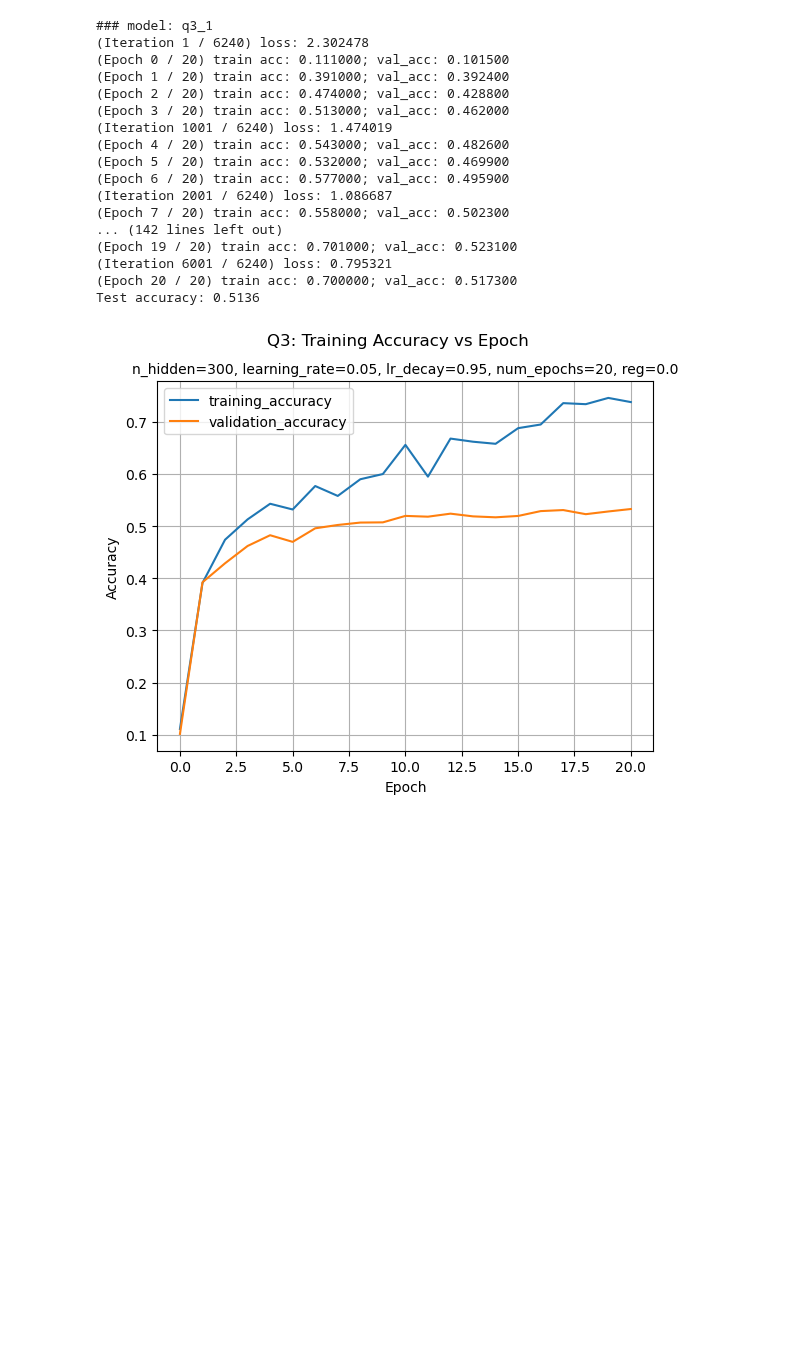
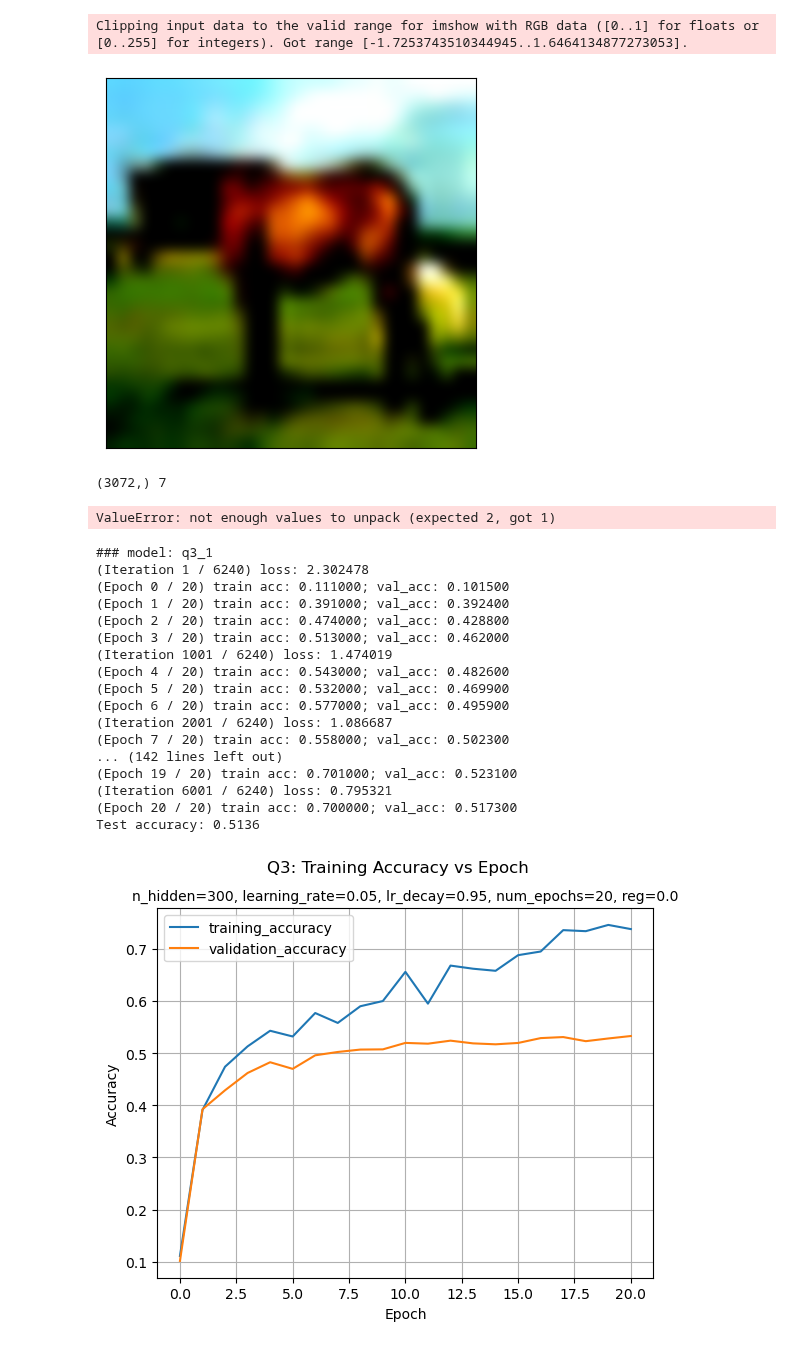
Before and after one commit to Javen-W/CSE803-Computer-Vision, a Jupyter notebook: HW4/CSE803_HW4.ipynb, the cells around one changed output. Drawn from its saved outputs; the diff is of its cells as text; code cells hidden in the pictures; blank space fills up the shorter version.

```diff
--- a/HW4/CSE803_HW4.ipynb
+++ b/HW4/CSE803_HW4.ipynb
@@ -617,6 +622,16 @@ def unpickle(file):
     with open(file, 'rb') as fo:
         dict = pickle.load(fo, encoding="latin1")
     return dict
+
+def display_img(img):
+    plt.imshow(img, cmap='gray', interpolation='bicubic')
+    plt.xticks([]), plt.yticks([]) # to hide tick values on X and Y axis
+    plt.show()
+
+def model_predict(model, X):
+    scores = model.forwards_backwards(X)
+    y_pred = np.argmax(scores, axis=1)
+    return y_pred
 
 def gradient_ascent(model, target_class, init, learning_rate=1e-3):
     """
@@ -637,6 +652,7 @@ def gradient_ascent(model, target_class, init, learning_rate=1e-3):
     # classifies it as the target class, get the gradient of loss with        #
     # respect to your input image by model.forwards_backwards(imgae, y, True) #
     ###########################################################################
+    d_input = model.forwards_backwards(image, y, True)
 
     ###########################################################################
     #                             END OF YOUR CODE                            #
@@ -650,32 +666,59 @@ def img_reshape(flat_img):
 # %%
 """
 Q4: Fooling Images
 """
 # Initialize your own model
 model = SoftmaxClassifier()
 config = {}
 target_class = None
 correct_image = None
 ###########################################################################
 # TODO: load your trained model, correctly classified image and set your  #
 # hyperparameters, choose a different label as your target class          #
 ###########################################################################
-fooling_image = gradient_ascent(model, target_class, init=correct_image)
+# load best model
+model.load("./models/q3_3.pkl")
+
+# load data
+data = load_cifar10()
+X, y = data['X_test'], data['y_test']
+
+# select a correctly predicted image
+y_preds = model_predict(model, X)
+correct_image = X[y == y_preds][0]
+display_img(img_reshape(correct_image))
+correct_class = np.array(y)[y == y_preds][0]
+print(correct_image.shape, correct_class)
+
+# select target class
+target_class = 3
+
+# run gradient ascent
+fooling_image = gradient_ascent(
+    model,
+    target_class,
+    init=correct_image
+)
 ###########################################################################
 #                             END OF YOUR CODE                            #
 ###########################################################################
 
 
 
 ###########################################################################
 # TODO: compute the (magnified) difference of your original image and the #
 # fooling image, save all three images for your report                    #
 ###########################################################################
 
 
 ###########################################################################
 #                             END OF YOUR CODE                            #
 ###########################################################################
+# %% [output]
+Clipping input data to the valid range for imshow with RGB data ([0..1] for floats or [0..255] for integers). Got range [-1.7253743510344945..1.6464134877273053].
+[figure, added]
+(3072,) 7
+ValueError: not enough values to unpack (expected 2, got 1)
 # %%
 """
 Q3: Softmax Classifier with Hidden Layers
```
Also changed, not shown: parts of 3 cells of this notebook.
